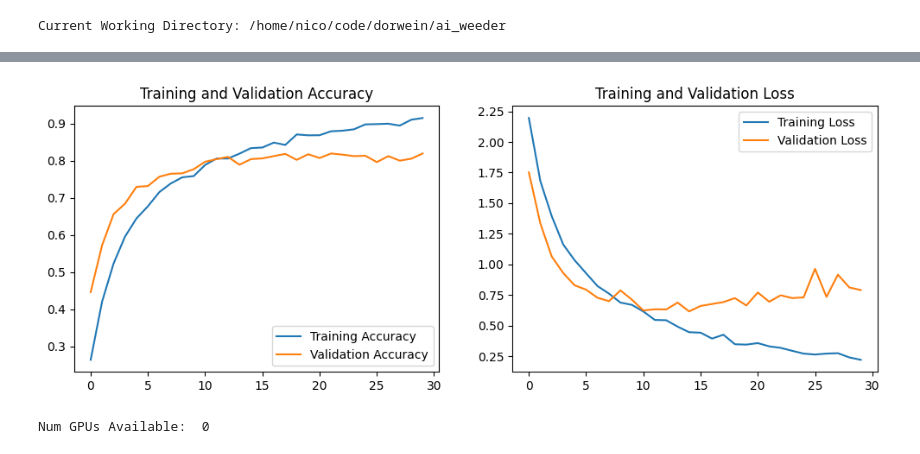
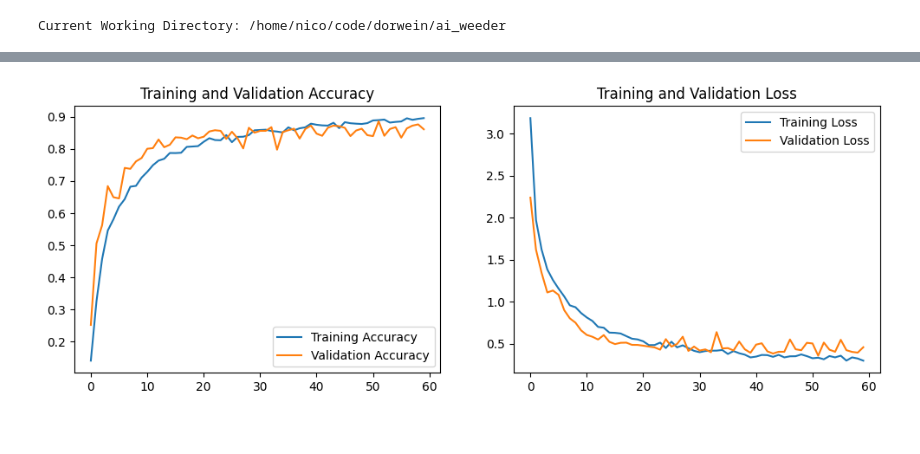
Before and after one commit to dorwein/ai_weeder, a Jupyter notebook: notebooks/notebook_nb2.ipynb, the cells around one changed output, grey strips where cells are left out. Cells and saved outputs as stored; diff of their text form; code cells hidden in the pictures.

```diff
--- a/notebooks/notebook_nb2.ipynb
+++ b/notebooks/notebook_nb2.ipynb
@@ -65,4 +82,10 @@ Class names: ['Black-grass', 'Charlock', 'Cleavers', 'Common Chickweed', 'Common
 for images, labels in train_dataset.take(1):
     print(f"Images shape: {images.shape}")
     print(f"Labels shape: {labels.shape}")
+
+for images, labels in val_dataset.take(1):
+    print(f"Images shape: {images.shape}")
+    print(f"Labels shape: {labels.shape}")
+
+val_dataset
 # %% [output]
@@ -111,38 +200,48 @@ val_dataset = val_dataset.map(lambda x, y: (normalization_layer(x), y))
 # %%
-import tensorflow as tf
-from tensorflow.keras import layers, models
 
-# Define the CNN model
+# tf.keras.models
+
+# Define the CNN model with more kernels
 def create_cnn_model(input_shape, num_classes):
     model = models.Sequential()
 
-    # Input layer and first convolutional block
+    # Input layer and first convolutional
     model.add(layers.InputLayer(input_shape=input_shape))
     model.add(layers.Conv2D(32, (3, 3), activation='relu', padding='same'))
     model.add(layers.MaxPooling2D((2, 2)))
+
+    model.add(layers.Dropout(0.2))
 
     # Second convolutional block
     model.add(layers.Conv2D(64, (3, 3), activation='relu', padding='same'))
     model.add(layers.MaxPooling2D((2, 2)))
 
+    model.add(layers.Dropout(0.2))
+
     # Third convolutional block
     model.add(layers.Conv2D(128, (3, 3), activation='relu', padding='same'))
     model.add(layers.MaxPooling2D((2, 2)))
 
+    model.add(layers.Dropout(0.2))
+
+    # Fourth convolutional block
+    model.add(layers.Conv2D(256, (3, 3), activation='relu', padding='same'))
+    model.add(layers.MaxPooling2D((2, 2)))
+
+    model.add(layers.Dropout(0.3))
+
     # Flatten the 3D feature maps to 1D feature vectors
     model.add(layers.Flatten())
-
     # Fully connected layer
     model.add(layers.Dense(128, activation='relu'))
     model.add(layers.Dropout(0.5))  # Dropout for regularization
 
     # Output layer with softmax activation for multi-class classification
     model.add(layers.Dense(num_classes, activation='softmax'))
-
     return model
 
 # Set input shape and number of classes
-input_shape = (128, 128, 3)
+input_shape = (81, 81, 6)
 num_classes = 12
 
 # Create the CNN model
@@ -179,13 +278,16 @@ Model: "sequential_5"
  Non-trainable params: 0 (0.00 B)
 # %%
-# Number of epochs to train the model
-epochs = 30
+# Early stopping
+early_stopping = EarlyStopping(monitor='val_loss', patience=3, restore_best_weights=True)
+
+# Number of epochs
+epochs = 60
 
 # Train the CNN model
 history = cnn_model.fit(
-    train_dataset,
-    validation_data=val_dataset,
+    train_dataset_with_distance,
+    validation_data=val_dataset_with_distance,
     epochs=epochs,
-    verbose=1
+    verbose=1,
 )
 # %% [output]
@@ -209,6 +325,6 @@ Epoch 30/30
 # %%
 # Evaluate the model on the validation dataset
-val_loss, val_accuracy = cnn_model.evaluate(val_dataset)
+val_loss, val_accuracy = cnn_model.evaluate(val_dataset_with_distance)
 print(f"Validation Loss: {val_loss}")
 print(f"Validation Accuracy: {val_accuracy}")
 
@@ -242,6 +358 @@ Validation Accuracy: 0.8193743824958801
-[figure, old version]
+[figure, new version]
-# %%
-import tensorflow as tf
-print("Num GPUs Available: ", len(tf.config.list_physical_devices('GPU')))
-# %% [output]
-Num GPUs Available:  0
```
Also changed, not shown: parts of 28 cells of this notebook.
